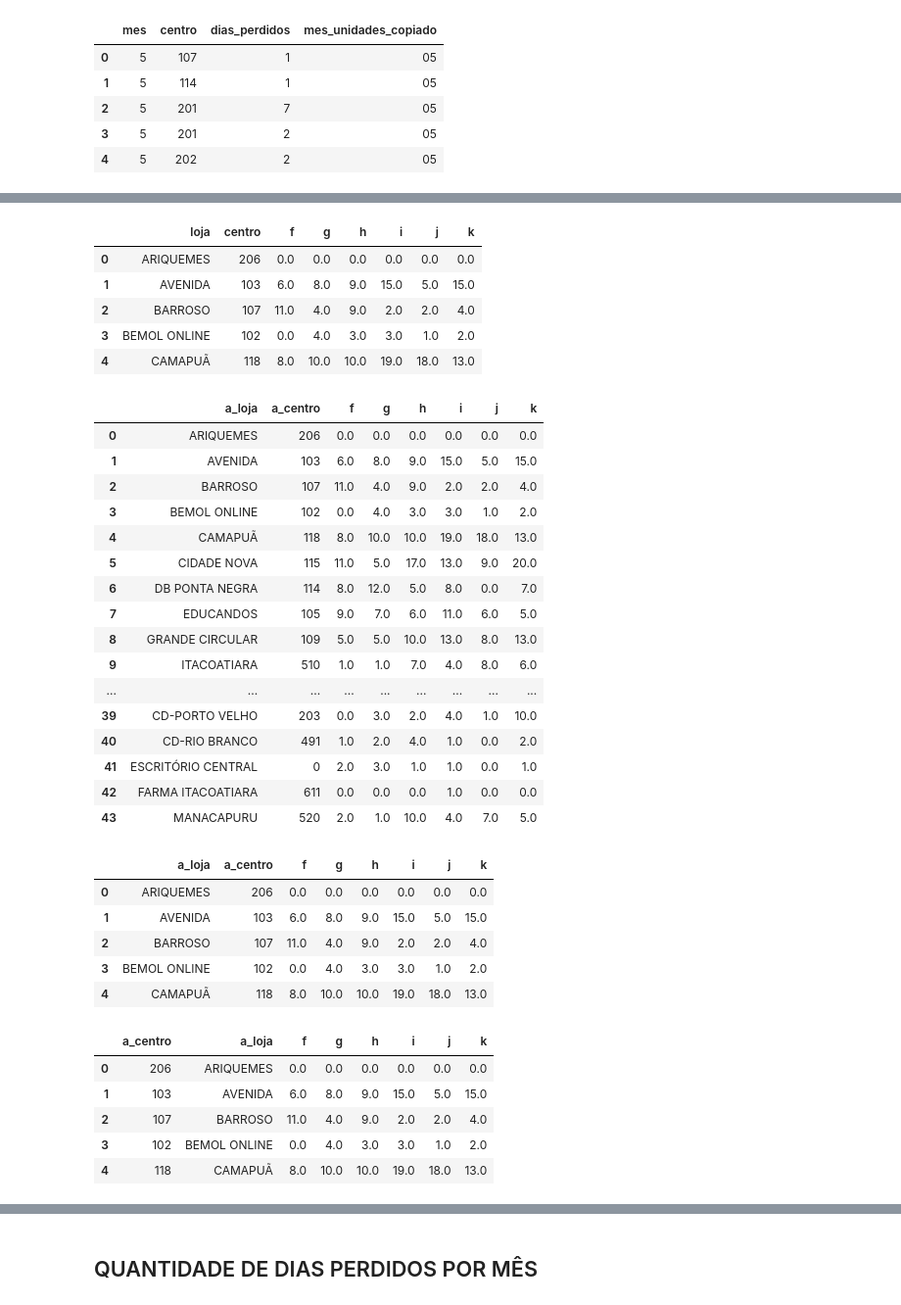
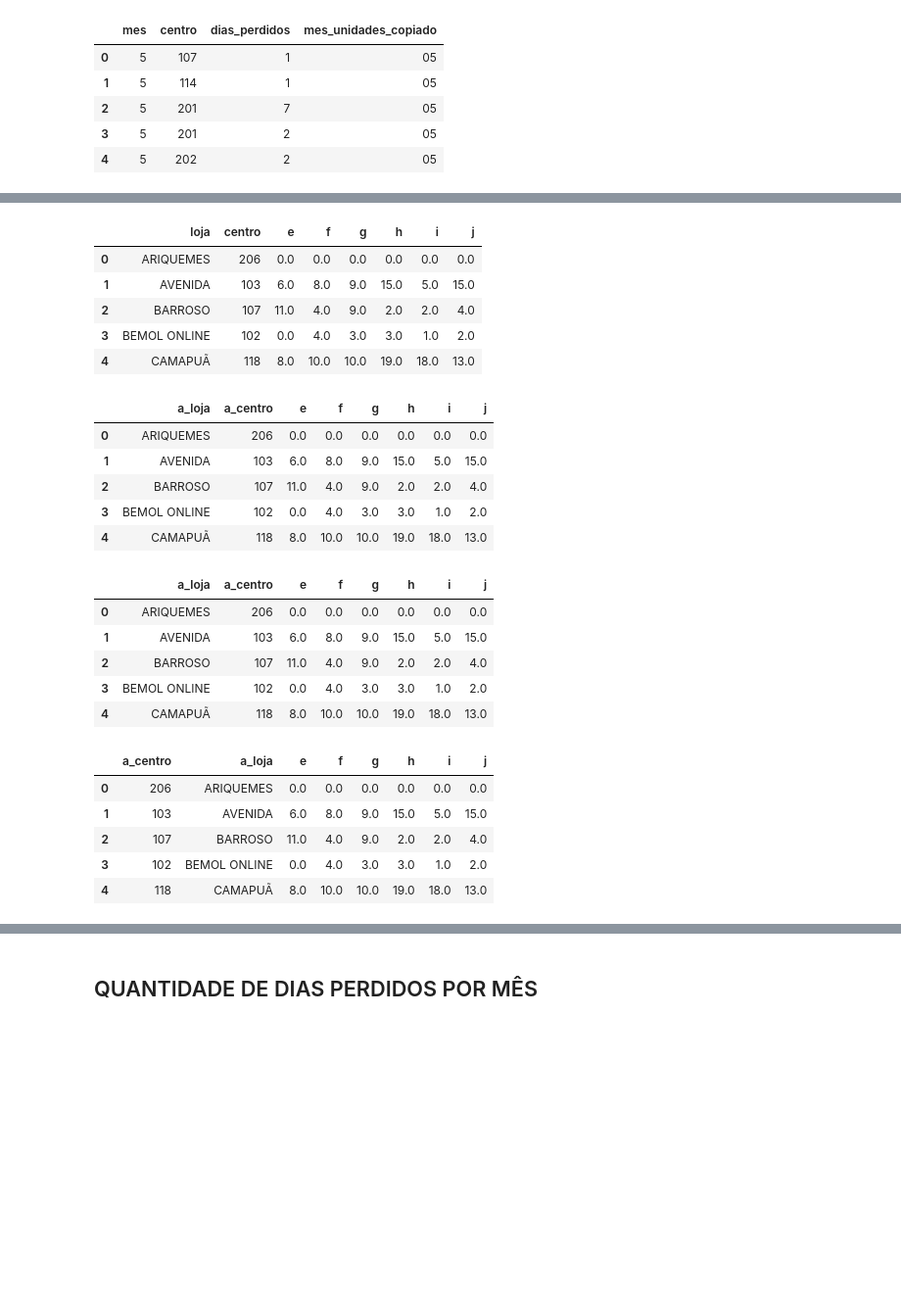
Before and after one commit to pamelaotero/servico_medico, a Jupyter notebook: servico_medico.ipynb, the cells around one changed output, grey strips where cells are left out. Shown: that part at 98% size. Drawn from its saved outputs; the diff is of its cells as text; code cells hidden in the pictures; blank space fills up the shorter version.

```diff
--- a/servico_medico.ipynb
+++ b/servico_medico.ipynb
@@ -230,5 +239,5 @@ df_licencas_unidade.head()
 | 3 | 5 | 201 | 2 | 05 |
 | 4 | 5 | 202 | 2 | 05 |
 # %%
-lista_ordenacao = ['a', 'b', 'c', 'd', 'e', 'f', 'g', 'h', 'i', 'j','k','l']
+lista_ordenacao = ['','a', 'b', 'c', 'd', 'e', 'f', 'g', 'h', 'i', 'j','k','l'] ##################################
 # %%
@@ -267,7 +264,7 @@ for mes in df_licencas_unidade['mes'].unique():
 # %%
 df_base_lojas_centro.head()
 # %% [output]
-|  | loja | centro | f | g | h | i | j | k |
+|  | loja | centro | e | f | g | h | i | j |
 | 0 | ARIQUEMES | 206 | 0.0 | 0.0 | 0.0 | 0.0 | 0.0 | 0.0 |
 | 1 | AVENIDA | 103 | 6.0 | 8.0 | 9.0 | 15.0 | 5.0 | 15.0 |
 | 2 | BARROSO | 107 | 11.0 | 4.0 | 9.0 | 2.0 | 2.0 | 4.0 |
@@ -276,29 +273,18 @@ df_base_lojas_centro.head()
 # %%
 df_base_lojas_centro.rename(columns = {"centro":"a_centro", "loja":'a_loja'}, inplace = True)
 # %%
-df_base_lojas_centro
+df_base_lojas_centro.head()
 # %% [output]
-|  | a_loja | a_centro | f | g | h | i | j | k |
+|  | a_loja | a_centro | e | f | g | h | i | j |
 | 0 | ARIQUEMES | 206 | 0.0 | 0.0 | 0.0 | 0.0 | 0.0 | 0.0 |
 | 1 | AVENIDA | 103 | 6.0 | 8.0 | 9.0 | 15.0 | 5.0 | 15.0 |
 | 2 | BARROSO | 107 | 11.0 | 4.0 | 9.0 | 2.0 | 2.0 | 4.0 |
 | 3 | BEMOL ONLINE | 102 | 0.0 | 4.0 | 3.0 | 3.0 | 1.0 | 2.0 |
 | 4 | CAMAPUÃ | 118 | 8.0 | 10.0 | 10.0 | 19.0 | 18.0 | 13.0 |
-| 5 | CIDADE NOVA | 115 | 11.0 | 5.0 | 17.0 | 13.0 | 9.0 | 20.0 |
-| 6 | DB PONTA NEGRA | 114 | 8.0 | 12.0 | 5.0 | 8.0 | 0.0 | 7.0 |
-| 7 | EDUCANDOS | 105 | 9.0 | 7.0 | 6.0 | 11.0 | 6.0 | 5.0 |
-| 8 | GRANDE CIRCULAR | 109 | 5.0 | 5.0 | 10.0 | 13.0 | 8.0 | 13.0 |
-| 9 | ITACOATIARA | 510 | 1.0 | 1.0 | 7.0 | 4.0 | 8.0 | 6.0 |
-| ... | ... | ... | ... | ... | ... | ... | ... | ... |
-| 39 | CD-PORTO VELHO | 203 | 0.0 | 3.0 | 2.0 | 4.0 | 1.0 | 10.0 |
-| 40 | CD-RIO BRANCO | 491 | 1.0 | 2.0 | 4.0 | 1.0 | 0.0 | 2.0 |
-| 41 | ESCRITÓRIO CENTRAL | 0 | 2.0 | 3.0 | 1.0 | 1.0 | 0.0 | 1.0 |
-| 42 | FARMA ITACOATIARA | 611 | 0.0 | 0.0 | 0.0 | 1.0 | 0.0 | 0.0 |
-| 43 | MANACAPURU | 520 | 2.0 | 1.0 | 10.0 | 4.0 | 7.0 | 5.0 |
 # %%
 df_base_lojas_centro.head()
 # %% [output]
-|  | a_loja | a_centro | f | g | h | i | j | k |
+|  | a_loja | a_centro | e | f | g | h | i | j |
 | 0 | ARIQUEMES | 206 | 0.0 | 0.0 | 0.0 | 0.0 | 0.0 | 0.0 |
 | 1 | AVENIDA | 103 | 6.0 | 8.0 | 9.0 | 15.0 | 5.0 | 15.0 |
 | 2 | BARROSO | 107 | 11.0 | 4.0 | 9.0 | 2.0 | 2.0 | 4.0 |
@@ -311,7 +297,7 @@ dic_mes_alfabeto = {'a': 'JAN', 'b': 'FEV', 'c': 'MAR', 'd': 'ABR', 'e':'MAIO',
 # %%
 df_base_lojas_centro.head()
 # %% [output]
-|  | a_centro | a_loja | f | g | h | i | j | k |
+|  | a_centro | a_loja | e | f | g | h | i | j |
 | 0 | 206 | ARIQUEMES | 0.0 | 0.0 | 0.0 | 0.0 | 0.0 | 0.0 |
 | 1 | 103 | AVENIDA | 6.0 | 8.0 | 9.0 | 15.0 | 5.0 | 15.0 |
 | 2 | 107 | BARROSO | 11.0 | 4.0 | 9.0 | 2.0 | 2.0 | 4.0 |
```
Also changed, not shown: parts of 36 cells of this notebook.
